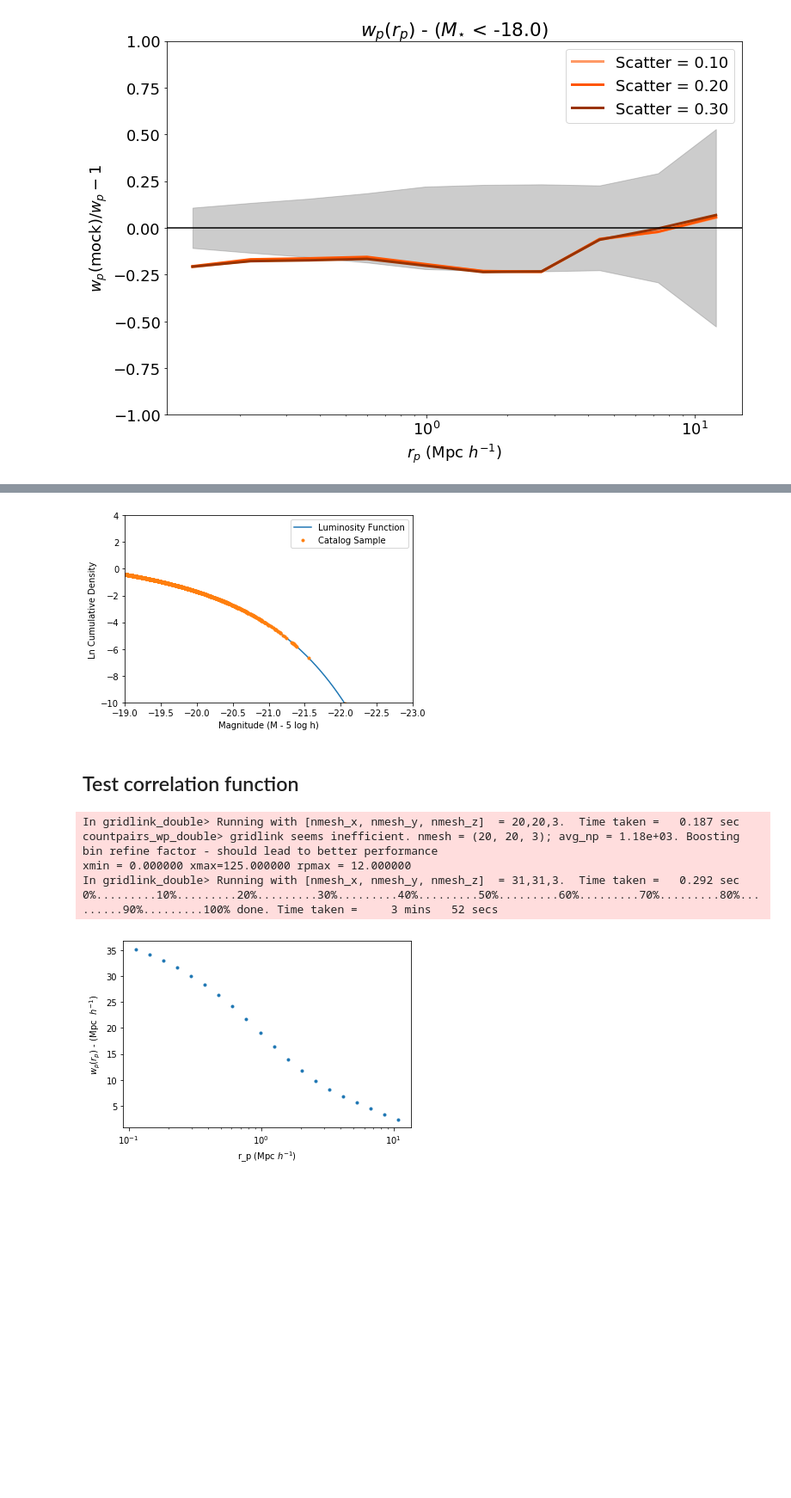
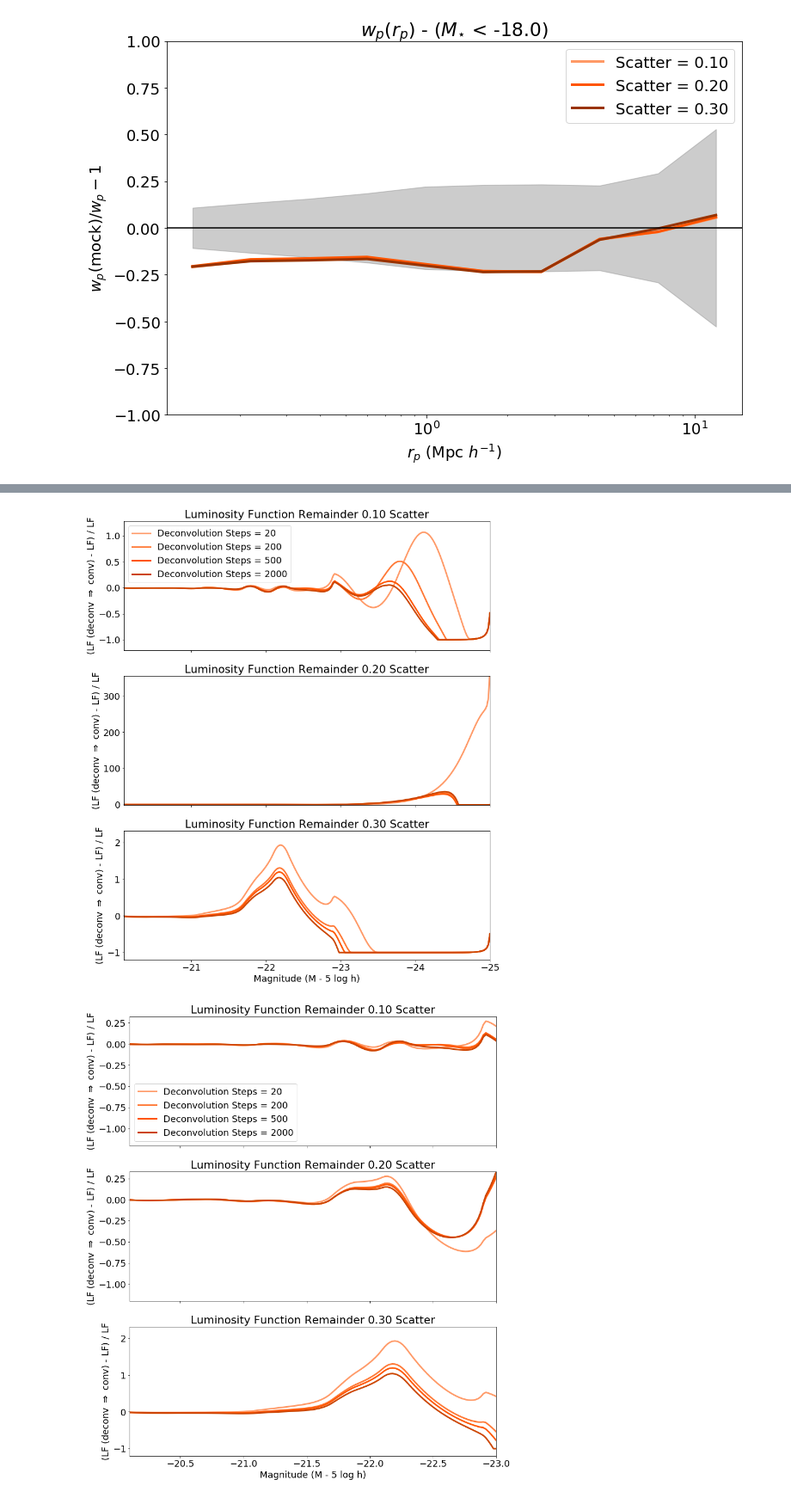
Before and after one commit to swagnercarena/am_abundance_matching, a Jupyter notebook: test_notebook.ipynb, the cells around one changed output, grey strips where cells are left out. Shown at 86% size. Drawn from its saved outputs; the diff is of its cells as text; code cells hidden in the pictures; blank space fills up the shorter version.

```diff
--- a/test_notebook.ipynb
+++ b/test_notebook.ipynb
@@ -281,45 +142,7 @@ plt.yscale('log')
-# %%
-nd_halos = calc_number_densities(halos['vpeak'], 125)
-catalog = af.match(nd_halos)
-samp_rate = 1000
-plt.ylim([-10,4])
-plt.xlim([-19,-23])
-plt.plot(af._x,af._nd_log)
-plt.plot(catalog[::samp_rate],np.log(nd_halos)[::samp_rate],'.')
-plt.ylabel('Ln Cumulative Density')
-plt.xlabel('Magnitude (M - 5 log h)')
-plt.legend(['Luminosity Function', 'Catalog Sample'])
-plt.show()
-# %% [output]
-[figure, removed]
-# %% [markdown]
-## Test correlation function
-# %%
-box_size = 125.0
-rmin = 0.1
-rmax = 12
-nbins = 20
-pimax = 40.0
-nthreads = 4
-
-# A luminosity cutoff to use for the correlation function. We will pick -20 to start
-sub_catalog = catalog>-20.0
-x = halos['x'][sub_catalog]
-y = halos['y'][sub_catalog]
-z = halos['z'][sub_catalog]
-
-rbins = np.logspace(np.log10(0.1), np.log10(rmax), nbins + 1)
-wp_results = wp(box_size, pimax, nthreads, rbins, x, y, z, verbose=True, output_rpavg=True)
-# %% [output]
-In gridlink_double> Running with [nmesh_x, nmesh_y, nmesh_z]  = 20,20,3.  Time taken =   0.187 sec
-countpairs_wp_double> gridlink seems inefficient. nmesh = (20, 20, 3); avg_np = 1.18e+03. Boosting bin refine factor - should lead to better performance
-xmin = 0.000000 xmax=125.000000 rpmax = 12.000000
-In gridlink_double> Running with [nmesh_x, nmesh_y, nmesh_z]  = 31,31,3.  Time taken =   0.292 sec
-0%.........10%.........20%.........30%.........40%.........50%.........60%.........70%.........80%.........90%.........100% done. Time taken =     3 mins   52 secs
-# %%
-plt.plot(wp_results['rpavg'],wp_results['wp'],'.')
-plt.ylabel('$w_p (r_p)$ - (Mpc  $h^{-1})$')
-plt.xlabel('r_p (Mpc $ h^{-1}$)')
-plt.xscale('log')
-# %% [output]
-[figure, removed]
+# %%
+deconv_repeats = [20,200,500,2000]
+comp_deconv_steps(lf_18,scatters,deconv_repeats,m_max=-25)
+comp_deconv_steps(lf_18,scatters,deconv_repeats,m_max=-23)
+# %% [output]
+[figure, added]
+[figure, added]
```
Also changed, not shown: parts of 15 cells of this notebook.
